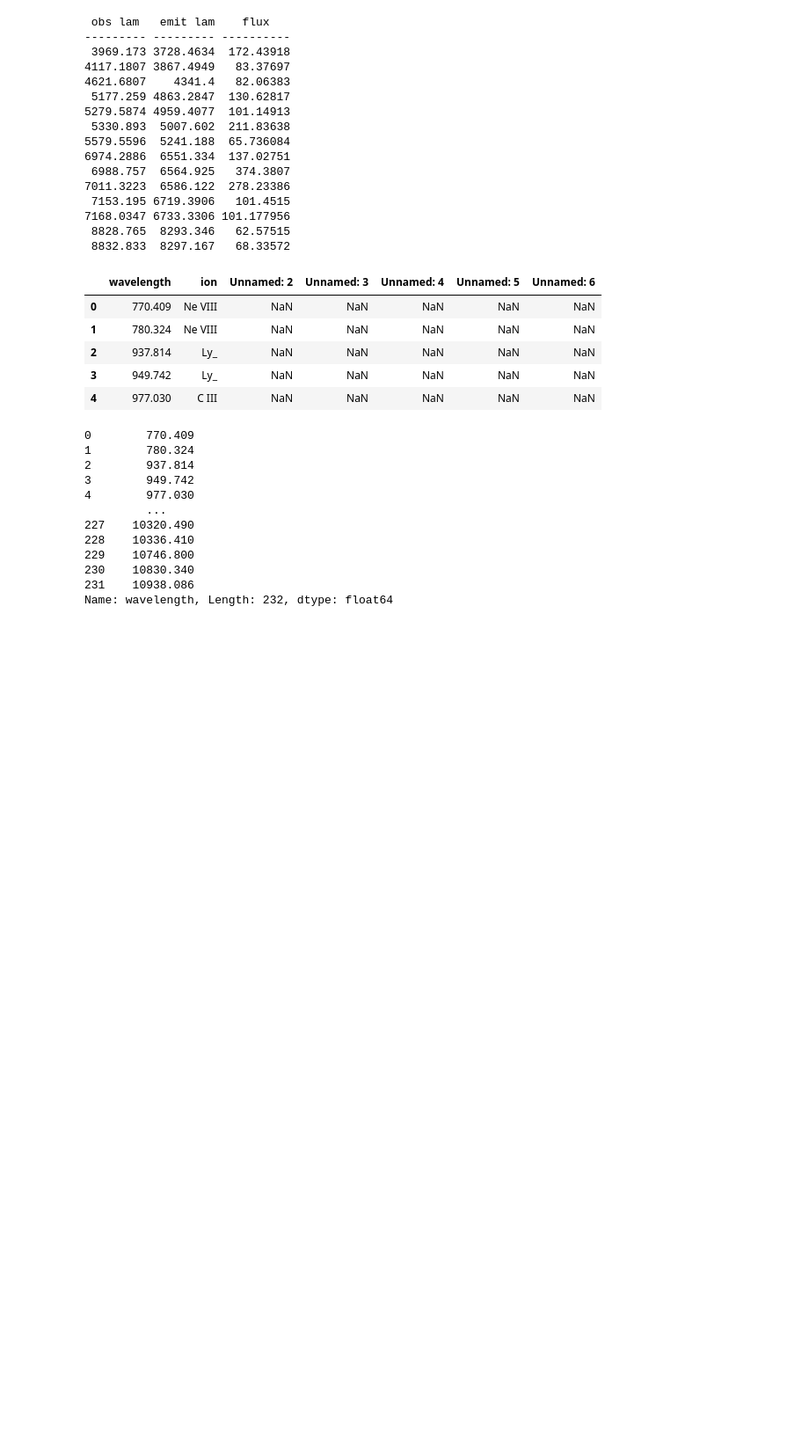
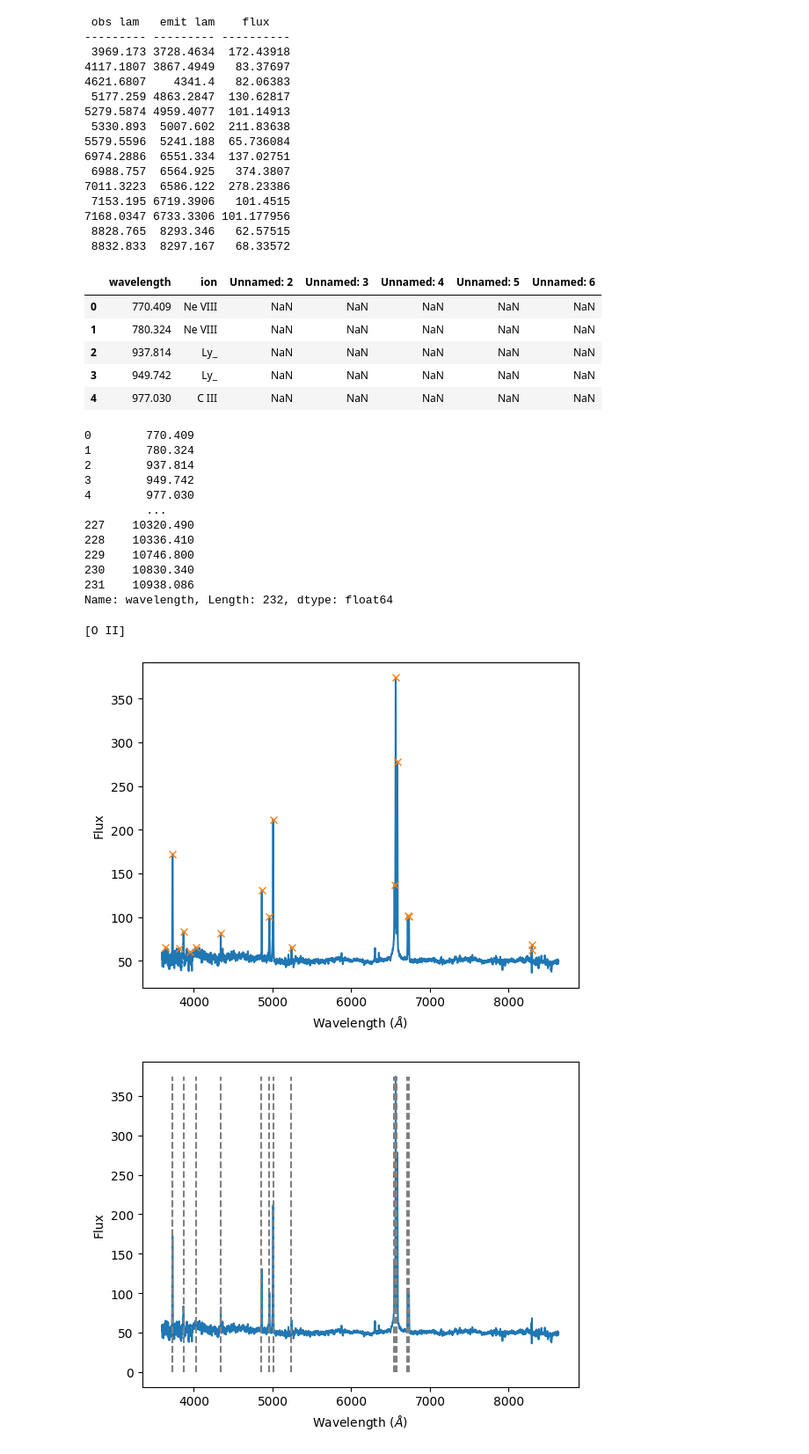
Before and after one commit to daisybissonette/spectroSLEUTH, a Jupyter notebook: testing.ipynb, the cells around one changed output. Shown at 88% size. Saved outputs shown, nothing was run; the diff lists cells and outputs as text; code cells hidden in the pictures; blank space fills up the shorter version.

```diff
--- a/testing.ipynb
+++ b/testing.ipynb
@@ -309,3 +309,12 @@ defined_lines = np.array(defined_lines['wavelength'])
 230    10830.340
 231    10938.086
 Name: wavelength, Length: 232, dtype: float64
+# %%
+from spectroSLEUTH import sleuth
+el = sleuth.emission_lines('spec-0285-51930-0309.fits', 0.0646)
+results_table, fig = el.line_detection()
+el.line_identification(results_table)
+# %% [output]
+[O II]
+[figure, added]
+[figure, added]
```
Also changed, not shown: parts of 1 cell of this notebook, 3 other files.
